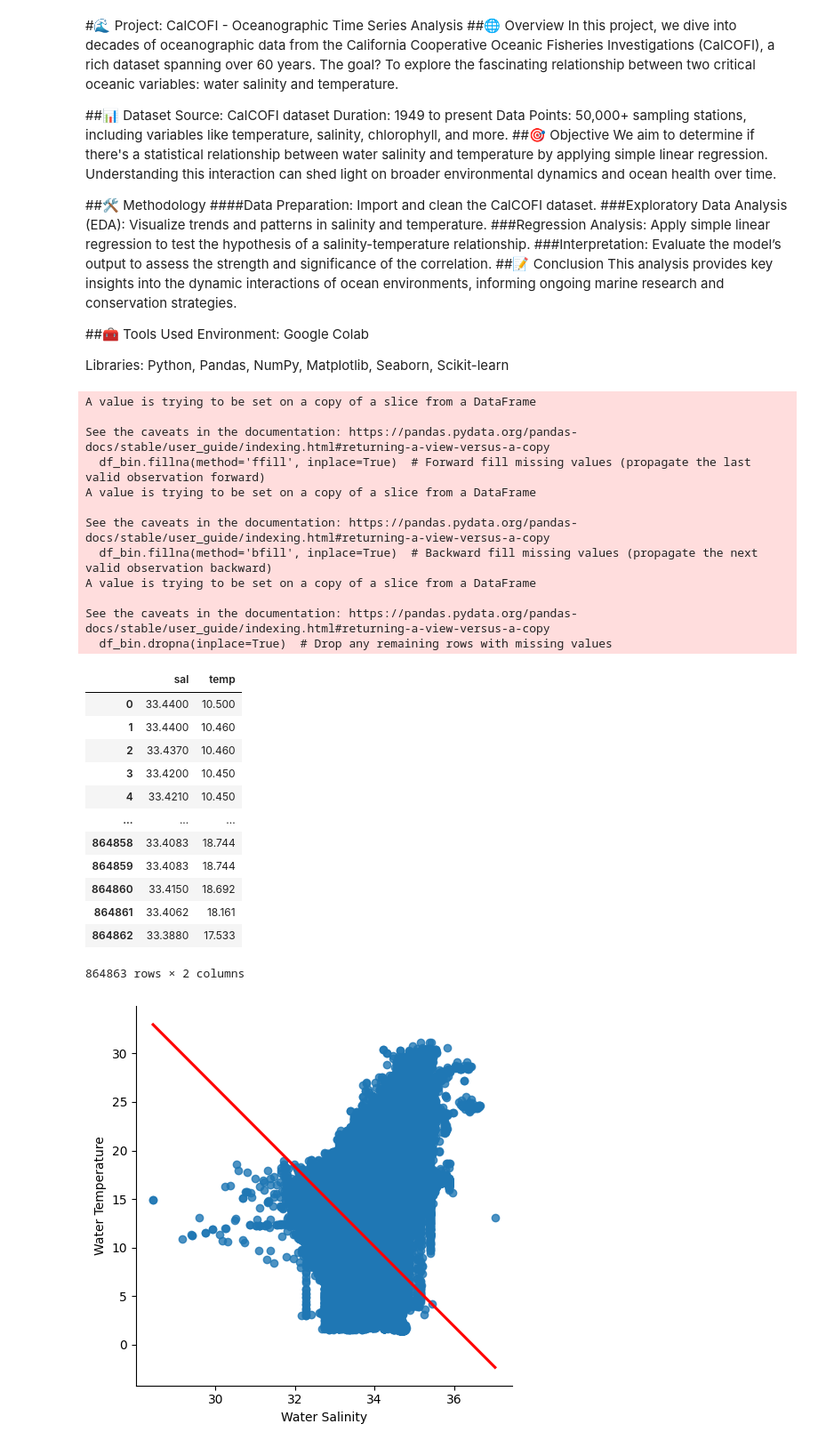
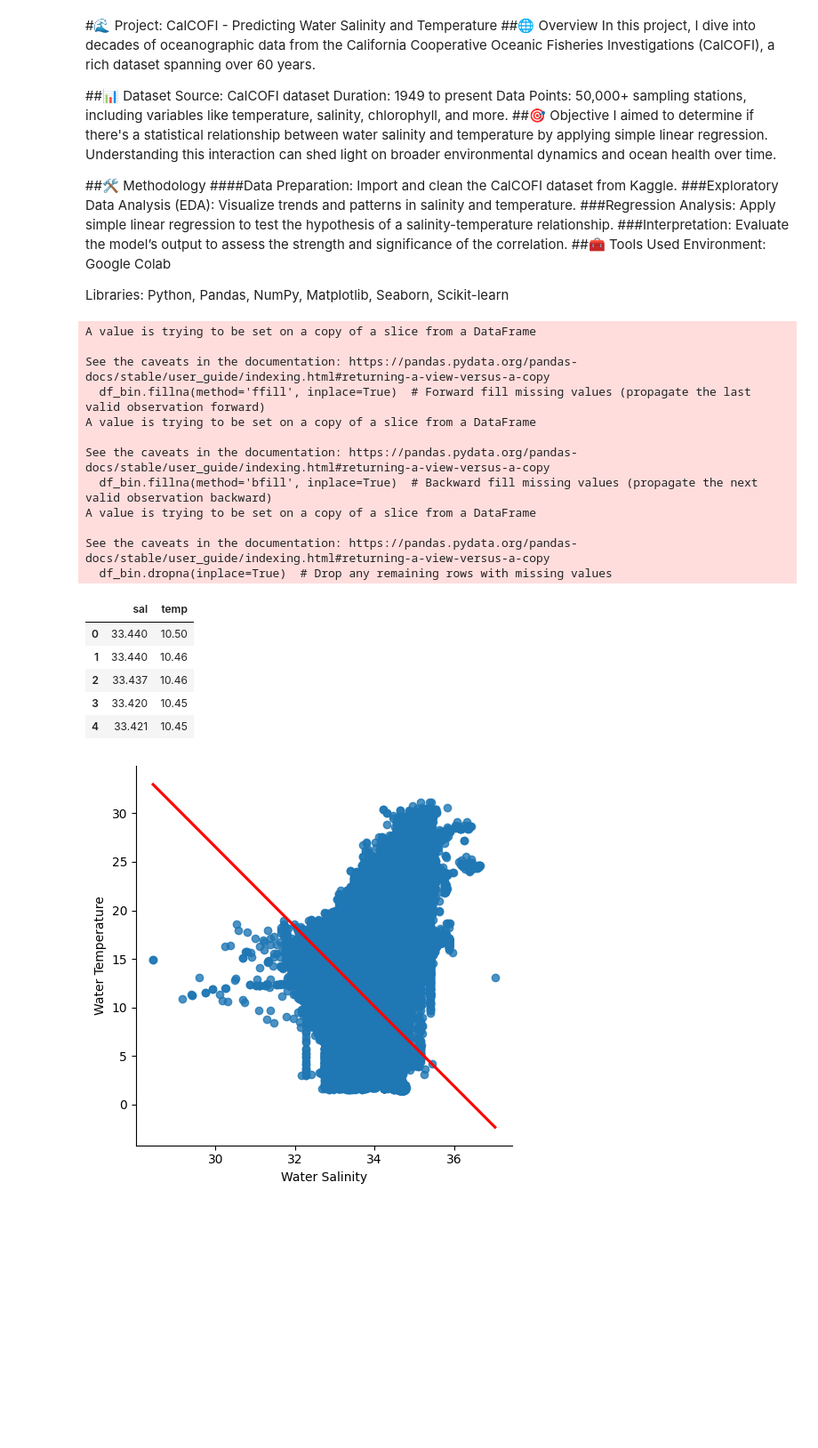
Before and after one commit to Eupene/Regression-analysis, a Jupyter notebook: Predicting_Water_Salinity_and_Temperature.ipynb, the cells around one changed output. Shown at 89% size. Drawn from its saved outputs; the diff is of its cells as text; code cells hidden in the pictures; blank space fills up the shorter version.

```diff
--- a/Predicting_Water_Salinity_and_Temperature.ipynb
+++ b/Predicting_Water_Salinity_and_Temperature.ipynb
@@ -2,29 +2,26 @@
 <a href="https://colab.research.google.com/github/Eupene/Regression-analysis/blob/main/Predicting_Water_Salinity_and_Temperature.ipynb" target="_parent"><img src="https://colab.research.google.com/assets/colab-badge.svg" alt="Open In Colab"/></a>
 # %% [markdown]
 
-#🌊 Project: CalCOFI - Oceanographic Time Series Analysis
+#🌊 Project: CalCOFI - Predicting Water Salinity and Temperature
 ##🌐 Overview
-In this project, we dive into decades of oceanographic data from the California Cooperative Oceanic Fisheries Investigations (CalCOFI), a rich dataset spanning over 60 years. The goal? To explore the fascinating relationship between two critical oceanic variables: water salinity and temperature.
+In this project, I dive into decades of oceanographic data from the California Cooperative Oceanic Fisheries Investigations (CalCOFI), a rich dataset spanning over 60 years.
 
 ##📊 Dataset
 Source: CalCOFI dataset
 Duration: 1949 to present
 Data Points: 50,000+ sampling stations, including variables like temperature, salinity, chlorophyll, and more.
 ##🎯 Objective
-We aim to determine if there's a statistical relationship between water salinity and temperature by applying simple linear regression. Understanding this interaction can shed light on broader environmental dynamics and ocean health over time.
+I aimed to determine if there's a statistical relationship between water salinity and temperature by applying simple linear regression. Understanding this interaction can shed light on broader environmental dynamics and ocean health over time.
 
 ##🛠️ Methodology
 ####Data Preparation:
-Import and clean the CalCOFI dataset.
+Import and clean the CalCOFI dataset from Kaggle.
 ###Exploratory Data Analysis (EDA):
 Visualize trends and patterns in salinity and temperature.
 ###Regression Analysis:
 Apply simple linear regression to test the hypothesis of a salinity-temperature relationship.
 ###Interpretation:
 Evaluate the model’s output to assess the strength and significance of the correlation.
-##📝 Conclusion
-This analysis provides key insights into the dynamic interactions of ocean environments, informing ongoing marine research and conservation strategies.
-
 ##🧰 Tools Used
 Environment: Google Colab
 
@@ -63,46 +60,39 @@ from sklearn.metrics import r2_score
 # %%
 # Load the dataset from a CSV file located in Google Drive
 df = pd.read_csv('/content/drive/MyDrive/calcofi/archive.zip (Unzipped Files)/bottle.csv')
 
 # Select only the relevant columns for analysis: 'Salnty' (Salinity) and 'T_degC' (Temperature)
 df_bin = df[['Salnty', 'T_degC']]
 
 # Rename the selected columns to shorter labels: 'sal' for salinity and 'temp' for temperature
 df_bin.columns = ['sal', 'temp']
 
 # Handle missing values in the dataset/data preprocessing
 df_bin.fillna(method='ffill', inplace=True)  # Forward fill missing values (propagate the last valid observation forward)
 df_bin.fillna(method='bfill', inplace=True)  # Backward fill missing values (propagate the next valid observation backward)
 df_bin.dropna(inplace=True)  # Drop any remaining rows with missing values
 
 # Display the first few rows of the selected and renamed data
-df_bin
+df_bin.head()
 # %% [output]
 A value is trying to be set on a copy of a slice from a DataFrame
 
 See the caveats in the documentation: https://pandas.pydata.org/pandas-docs/stable/user_guide/indexing.html#returning-a-view-versus-a-copy
   df_bin.fillna(method='ffill', inplace=True)  # Forward fill missing values (propagate the last valid observation forward)
 A value is trying to be set on a copy of a slice from a DataFrame
 
 See the caveats in the documentation: https://pandas.pydata.org/pandas-docs/stable/user_guide/indexing.html#returning-a-view-versus-a-copy
   df_bin.fillna(method='bfill', inplace=True)  # Backward fill missing values (propagate the next valid observation backward)
 A value is trying to be set on a copy of a slice from a DataFrame
 
 See the caveats in the documentation: https://pandas.pydata.org/pandas-docs/stable/user_guide/indexing.html#returning-a-view-versus-a-copy
   df_bin.dropna(inplace=True)  # Drop any remaining rows with missing values
 |  | sal | temp |
-| 0 | 33.4400 | 10.500 |
-| 1 | 33.4400 | 10.460 |
-| 2 | 33.4370 | 10.460 |
-| 3 | 33.4200 | 10.450 |
-| 4 | 33.4210 | 10.450 |
-| ... | ... | ... |
-| 864858 | 33.4083 | 18.744 |
-| 864859 | 33.4083 | 18.744 |
-| 864860 | 33.4150 | 18.692 |
-| 864861 | 33.4062 | 18.161 |
-| 864862 | 33.3880 | 17.533 |
+| 0 | 33.440 | 10.50 |
+| 1 | 33.440 | 10.46 |
+| 2 | 33.437 | 10.46 |
+| 3 | 33.420 | 10.45 |
+| 4 | 33.421 | 10.45 |
-864863 rows × 2 columns
 # %%
 # Plot a linear regression line between 'sal' (salinity) and 'temp' (temperature) using seaborn
 # This creates a scatterplot with a regression line to visually examine the relationship between salinity and temperature
```
Also changed, not shown: parts of 2 cells of this notebook.
